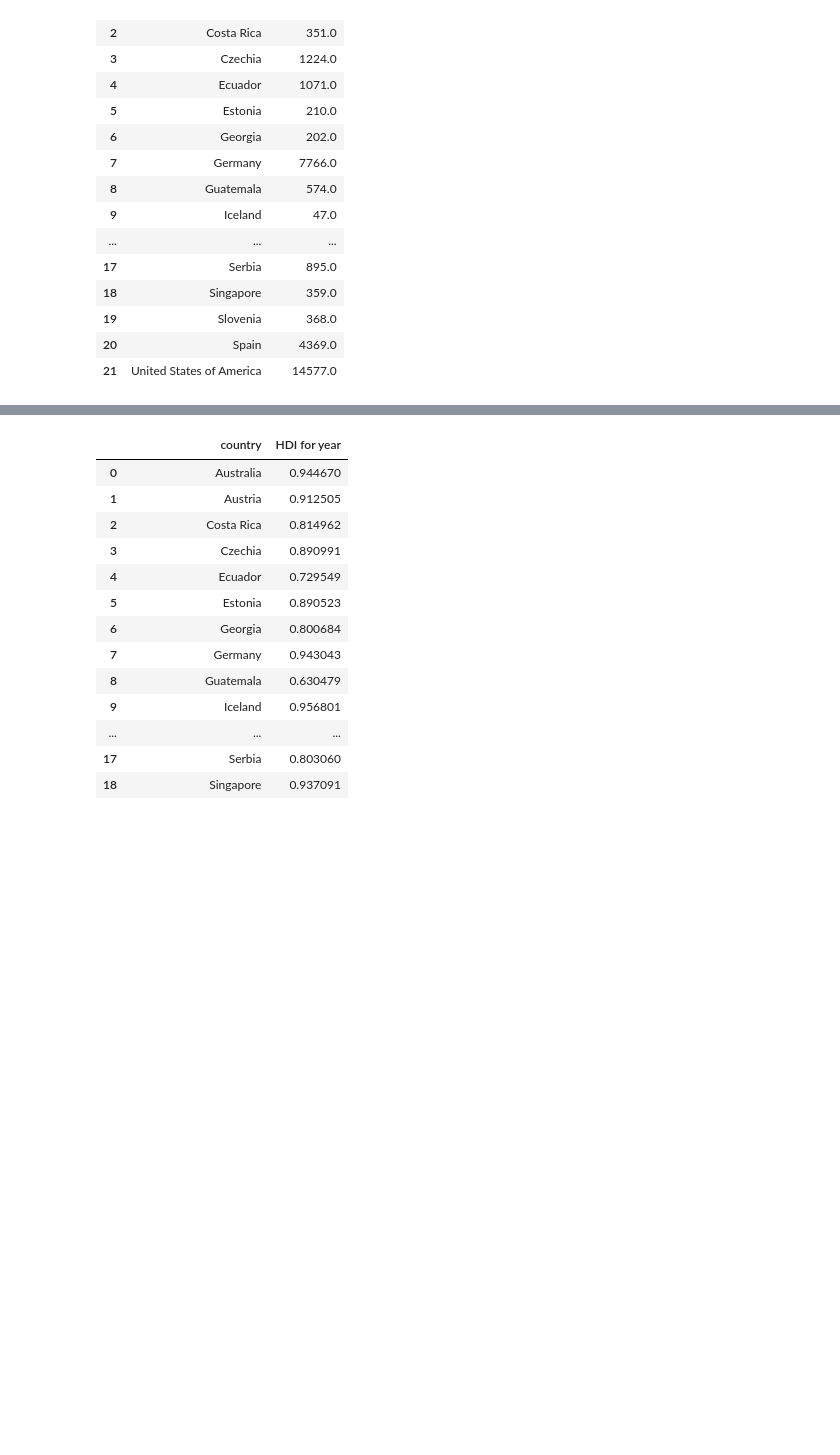
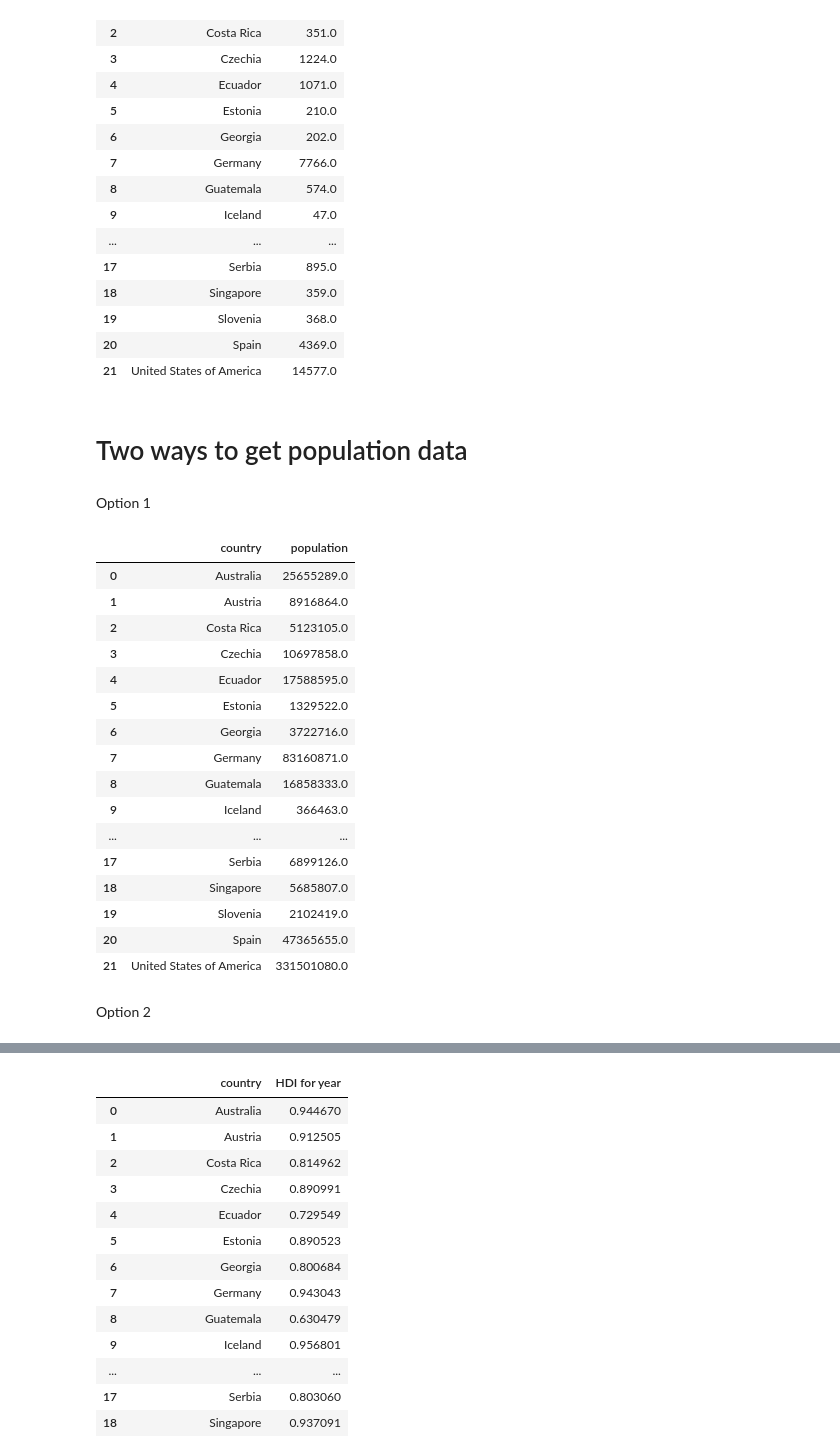
Before and after one commit to kendraliu/Project-One-An-Analysis-of-Suicide-Rate-and-Several-Factors, a Jupyter notebook: Data Cleanup_KL.ipynb, the cells around one changed output, grey strips where cells are left out. Cells and saved outputs as stored; diff of their text form; code cells hidden in the pictures; blank space fills up the shorter version.

```diff
--- a/Main_Data_KL.ipynb
+++ b/Data Cleanup_KL.ipynb
@@ -80,6 +80,34 @@ data2
 | 19 | Slovenia | 368.0 |
 | 20 | Spain | 4369.0 |
 | 21 | United States of America | 14577.0 |
+# %% [markdown]
+# Two ways to get population data
+# %% [markdown]
+Option 1
+# %%
+pop = pd.DataFrame(suicide_rates_df.groupby(["country"]).mean()["population"])
+pop = pop.reset_index()
+pop
+# %% [output]
+|  | country | population |
+| 0 | Australia | 25655289.0 |
+| 1 | Austria | 8916864.0 |
+| 2 | Costa Rica | 5123105.0 |
+| 3 | Czechia | 10697858.0 |
+| 4 | Ecuador | 17588595.0 |
+| 5 | Estonia | 1329522.0 |
+| 6 | Georgia | 3722716.0 |
+| 7 | Germany | 83160871.0 |
+| 8 | Guatemala | 16858333.0 |
+| 9 | Iceland | 366463.0 |
+| ... | ... | ... |
+| 17 | Serbia | 6899126.0 |
+| 18 | Singapore | 5685807.0 |
+| 19 | Slovenia | 2102419.0 |
+| 20 | Spain | 47365655.0 |
+| 21 | United States of America | 331501080.0 |
+# %% [markdown]
+Option 2
 # %%
 a = suicide_rates_df["population"].unique()
 # %%
```
Also changed, not shown: parts of 10 cells of this notebook, 4 other files.
